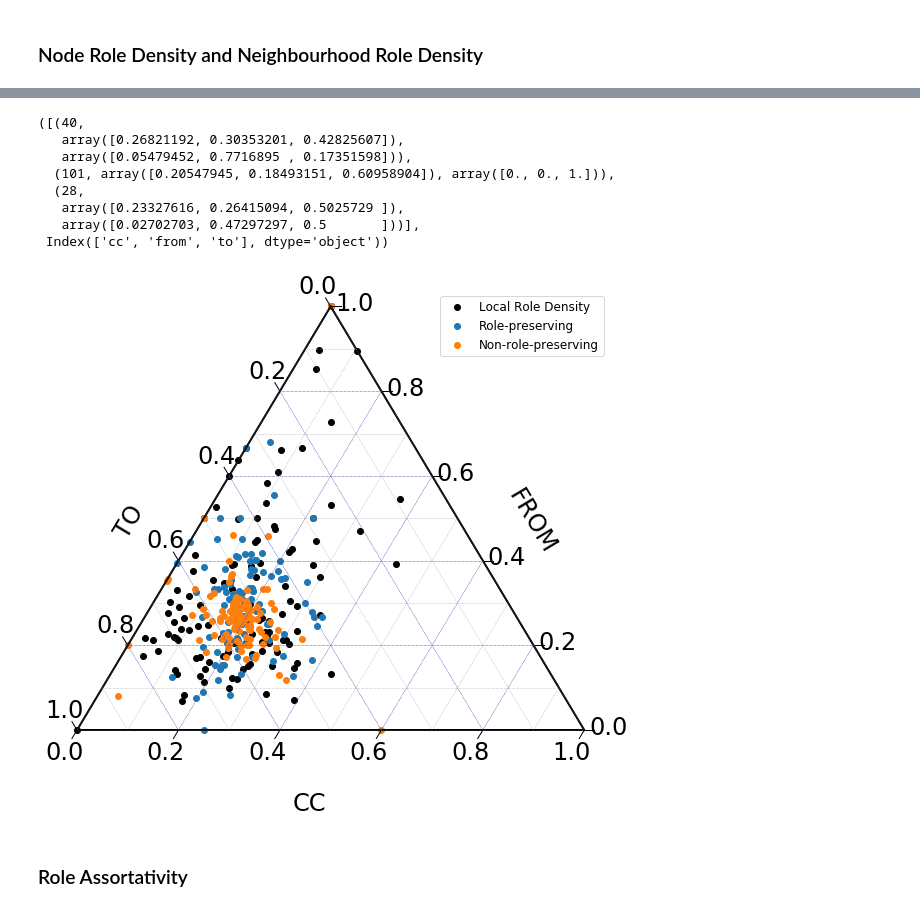
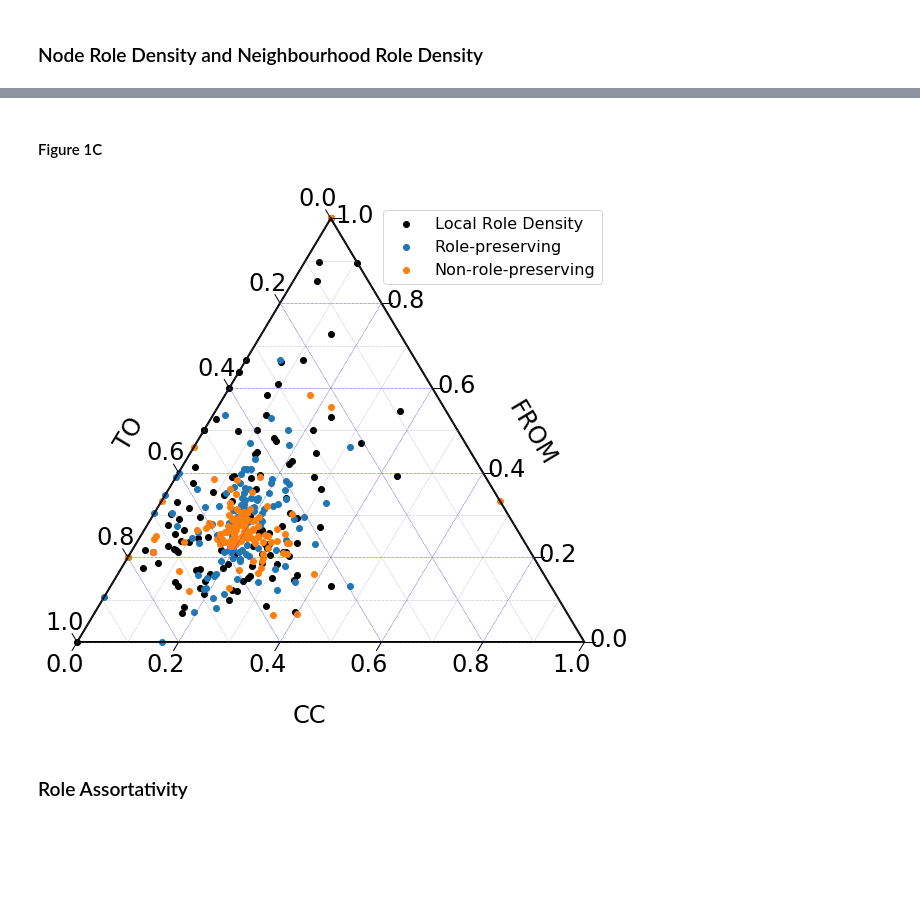
Before and after one commit to PhilChodrow/annotated_hypergraphs, a Jupyter notebook: analysis/case_study_enron.ipynb, the cells around one changed output, grey strips where cells are left out. Saved outputs shown, nothing was run; the diff lists cells and outputs as text; code cells hidden in the pictures; blank space fills up the shorter version.

```diff
--- a/analysis/case_study_enron.ipynb
+++ b/analysis/case_study_enron.ipynb
@@ -165,57 +144,44 @@ fig.savefig('../fig/roles_assortativity.png', bbox_inches='tight')
-# %%
-focus, local_role_den.columns
-# %% [output]
-([(40,
-   array([0.26821192, 0.30353201, 0.42825607]),
-   array([0.05479452, 0.7716895 , 0.17351598])),
-  (101, array([0.20547945, 0.18493151, 0.60958904]), array([0., 0., 1.])),
-  (28,
-   array([0.23327616, 0.26415094, 0.5025729 ]),
-   array([0.02702703, 0.47297297, 0.5       ]))],
- Index(['cc', 'from', 'to'], dtype='object'))
 # %%
 A._degeneracy_avoiding_MCMC(n_steps=len(A.IL)*100, role_labels=True)
 local_role_den_rp = pd.DataFrame(local_role_density(A)).T
 
 A._degeneracy_avoiding_MCMC(n_steps=len(A.IL)*100, role_labels=False)
 local_role_den_rd = pd.DataFrame(local_role_density(A)).T
+# %% [markdown]
+#### Figure 1C
 # %%
 fig, tax = ternary.figure(scale=1)
 fig.set_size_inches(10, 9)
 
 tax.scatter(local_role_den.values, marker='o', color='black', label="Local Role Density")
 tax.scatter(local_role_den_rp.values, marker='o', color='C0', label="Role-preserving")
 tax.scatter(local_role_den_rd.values, marker='o', color='C1', label="Non-role-preserving")
 
 tax.boundary(linewidth=2.0)
 tax.gridlines(multiple=0.2, color="blue")
 
 tax.ticks(ticks=[0,0.2,0.4,0.6,0.8,1], axis='lbr', linewidth=1,
           tick_formats='%.1f',
           fontsize=24,
           offset=0.02)
 tax.left_axis_label("TO", offset=0.15, fontsize=24)
 tax.right_axis_label("FROM", offset=0.15, fontsize=24)
 tax.bottom_axis_label("CC", offset=0.15, fontsize=24)
 
-fontsize = 12
-offset = 0.2
-# tax.top_corner_label("TO", fontsize=fontsize, offset=0.2)
-# tax.left_corner_label("CC", fontsize=fontsize, offset=offset)
-# tax.right_corner_label("FROM", fontsize=fontsize, offset=offset)
-
+fontsize = 16
+offset = 0.15
 
 tax.legend(fontsize=fontsize)
 tax.boundary(linewidth=1)
 tax.gridlines(multiple=0.1, color="gray")
-# tax.ticks(axis='lbr', linewidth=1, multiple=10)
 tax.get_axes().axis('off')
 
 tax.ax.axis('off');
+tax._redraw_labels()
 
-fig.savefig('../fig/roles_null_model.png', bbox_inches='tight')
+fig.savefig('../fig/roles_null_model.pdf', bbox_inches='tight')
 # %% [output]
-[figure, old version]
+[figure, new version]
 # %% [markdown]
 ### Role Assortativity
 # %%
```
Also changed, not shown: parts of 38 cells of this notebook, 2 other files.
